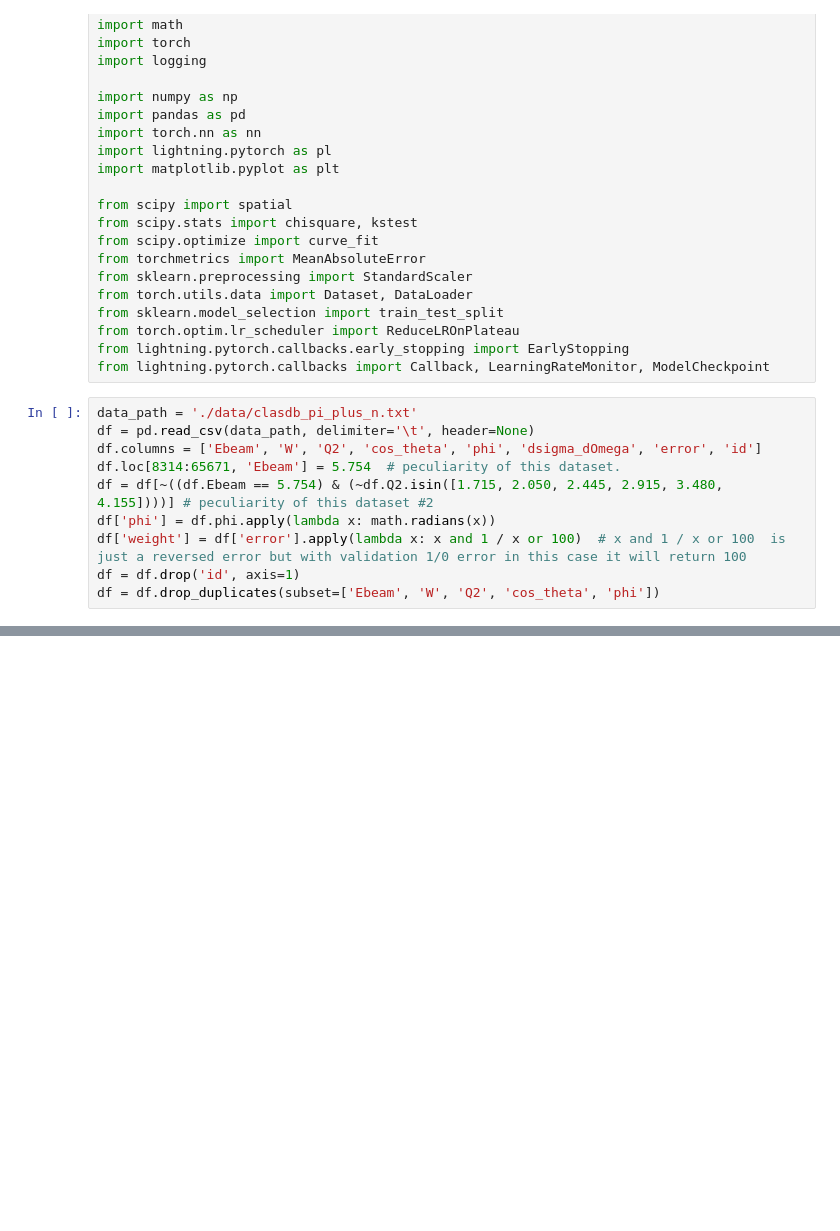
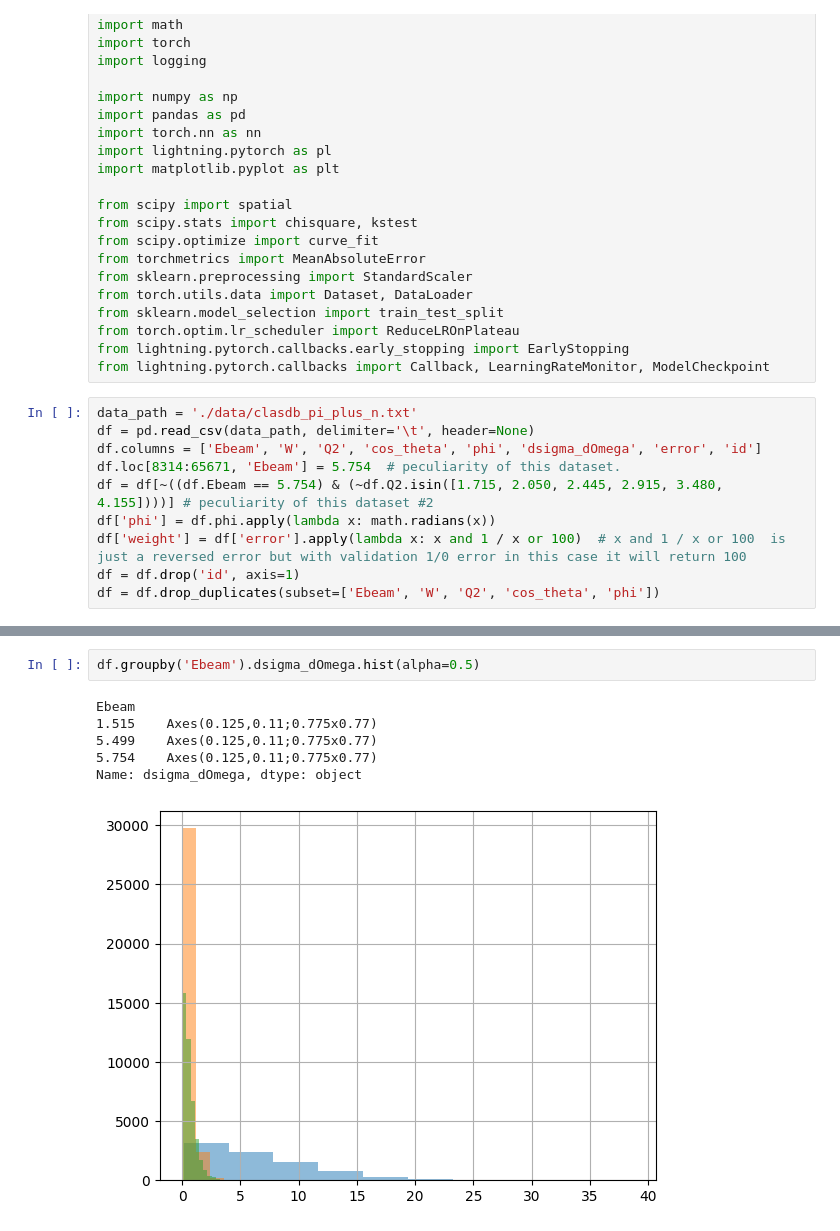
Before and after one commit to a-golda/MSU_interpol, a Jupyter notebook: SFCS.ipynb, the cells around one changed output, grey strips where cells are left out. Drawn from its saved outputs; the diff is of its cells as text; blank space fills up the shorter version.

```diff
--- a/SFCS.ipynb
+++ b/SFCS.ipynb
@@ -81,0 +102,9 @@ from torchmetrics import MeanAbsoluteError, MeanSquaredError, RootMeanSquaredErr
+# %%
+df.groupby('Ebeam').dsigma_dOmega.hist(alpha=0.5)
+# %% [output]
+Ebeam
+1.515    Axes(0.125,0.11;0.775x0.77)
+5.499    Axes(0.125,0.11;0.775x0.77)
+5.754    Axes(0.125,0.11;0.775x0.77)
+Name: dsigma_dOmega, dtype: object
+[figure, added]
```
Also changed, not shown: parts of 11 cells of this notebook, 2 other files.
